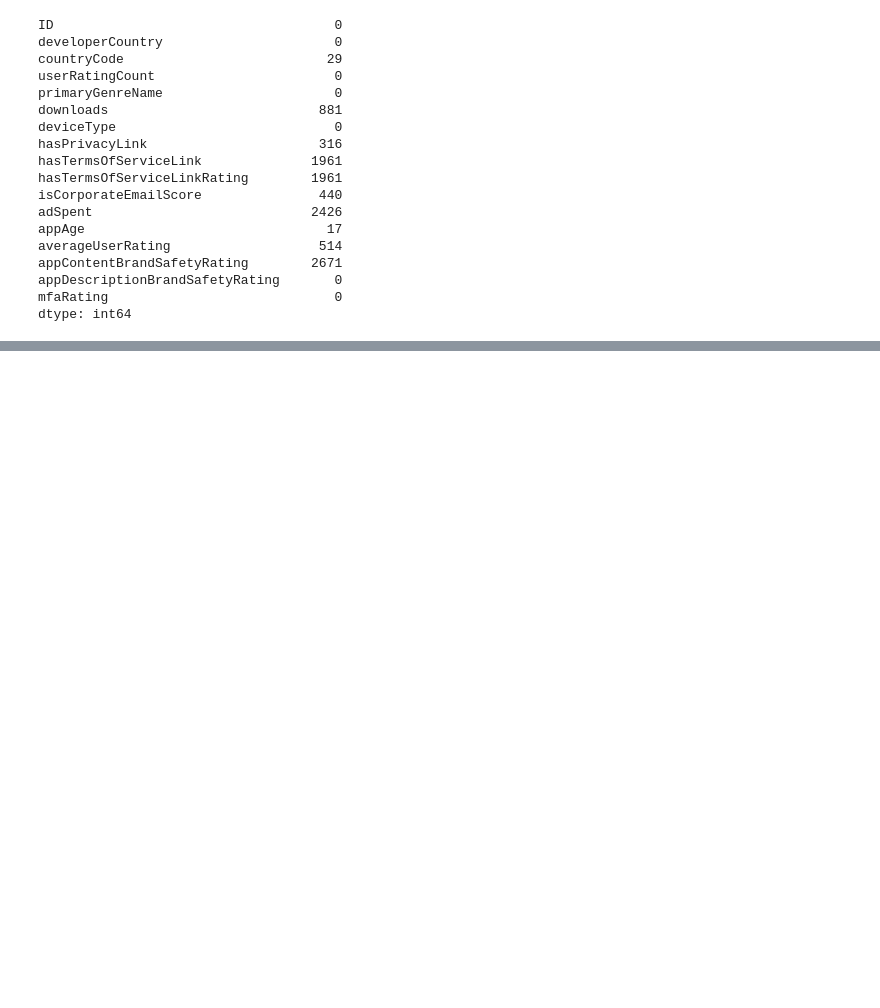
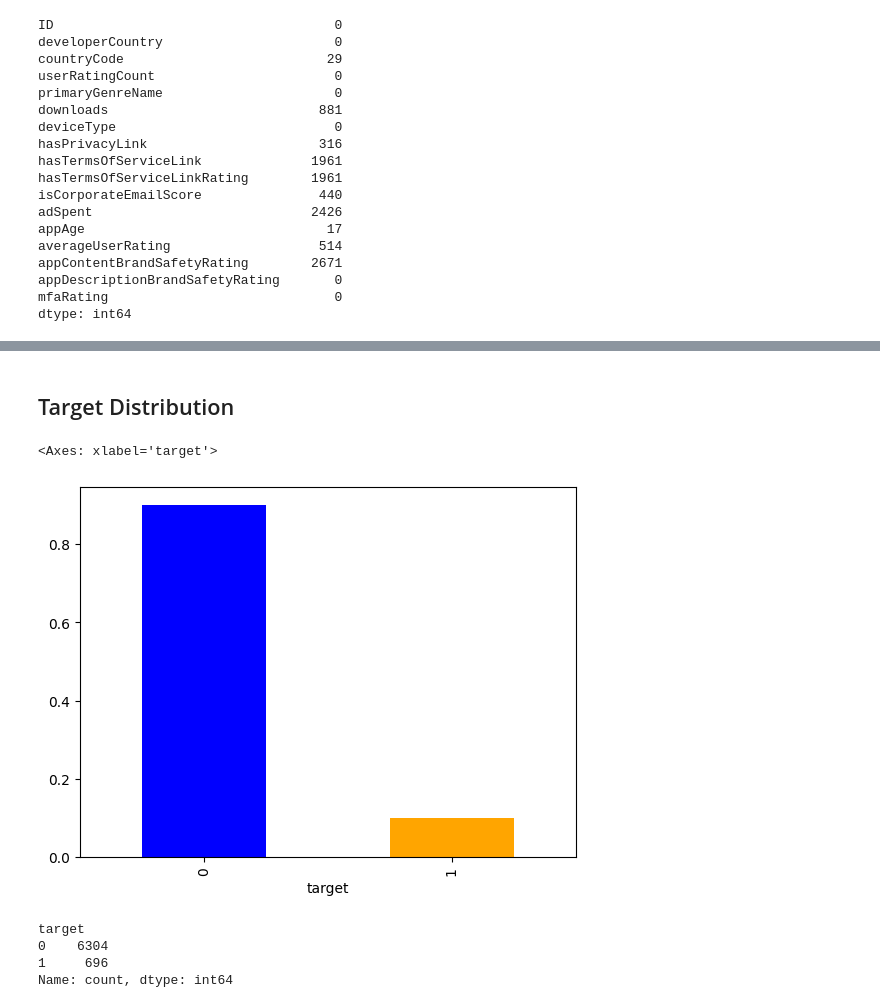
Before and after one commit to kirisame-ame/findit, a Jupyter notebook: main.ipynb, the cells around one changed output, grey strips where cells are left out. Cells and saved outputs as stored; diff of their text form; code cells hidden in the pictures; blank space fills up the shorter version.

```diff
--- a/main.ipynb
+++ b/main.ipynb
@@ -12,7 +16,11 @@ if not os.path.exists(OUTPUT_DIR):
     os.makedirs(OUTPUT_DIR)
 # %%
 train = pd.read_csv(os.path.join(DATA_DIR, 'train.csv'))
+target = pd.read_csv(os.path.join(DATA_DIR, 'target.csv'))
 test = pd.read_csv(os.path.join(DATA_DIR, 'test.csv'))
+# %%
+train["target"] = target["coppaRisk"]
+train["target"] = train["target"].astype(int)
 # %% [markdown]
 # 2. Data Description
 # %%
@@ -102,0 +155,14 @@ dtype: int64
+# %% [markdown]
+## Target Distribution
+# %%
+train['target'].value_counts(normalize=True).plot(kind='bar', color=['blue', 'orange'])
+# %% [output]
+<Axes: xlabel='target'>
+[figure, added]
+# %%
+train['target'].value_counts()
+# %% [output]
+target
+0    6304
+1     696
+Name: count, dtype: int64
```
Also changed, not shown: parts of 39 cells of this notebook, 1 other file.
